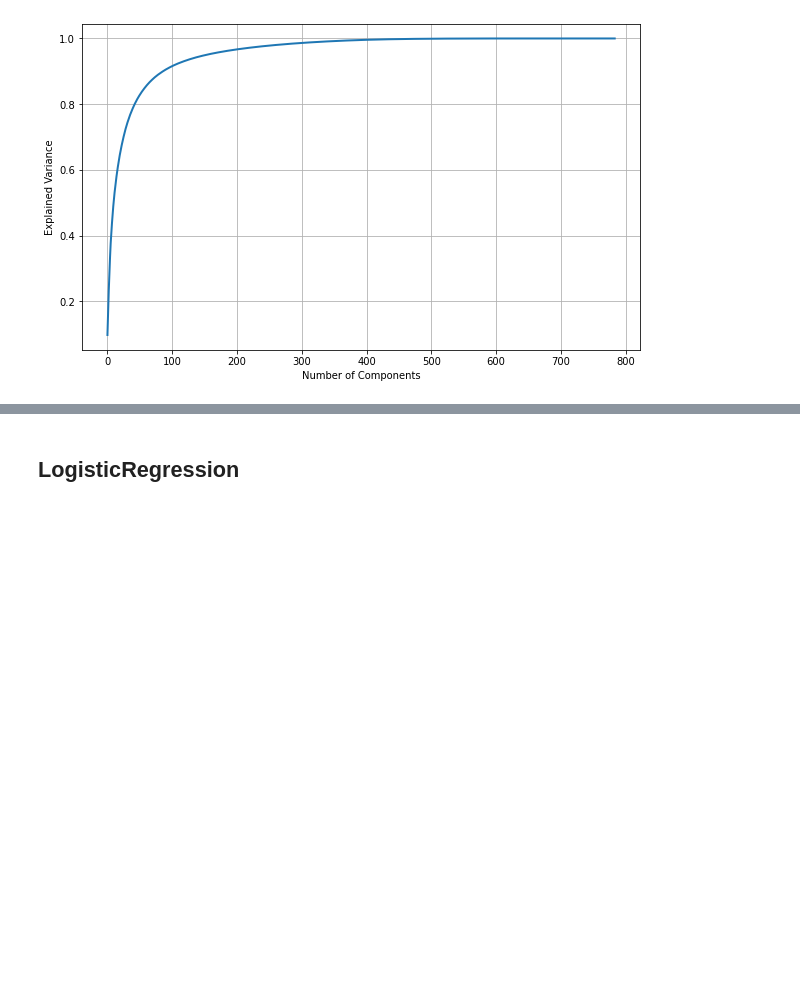
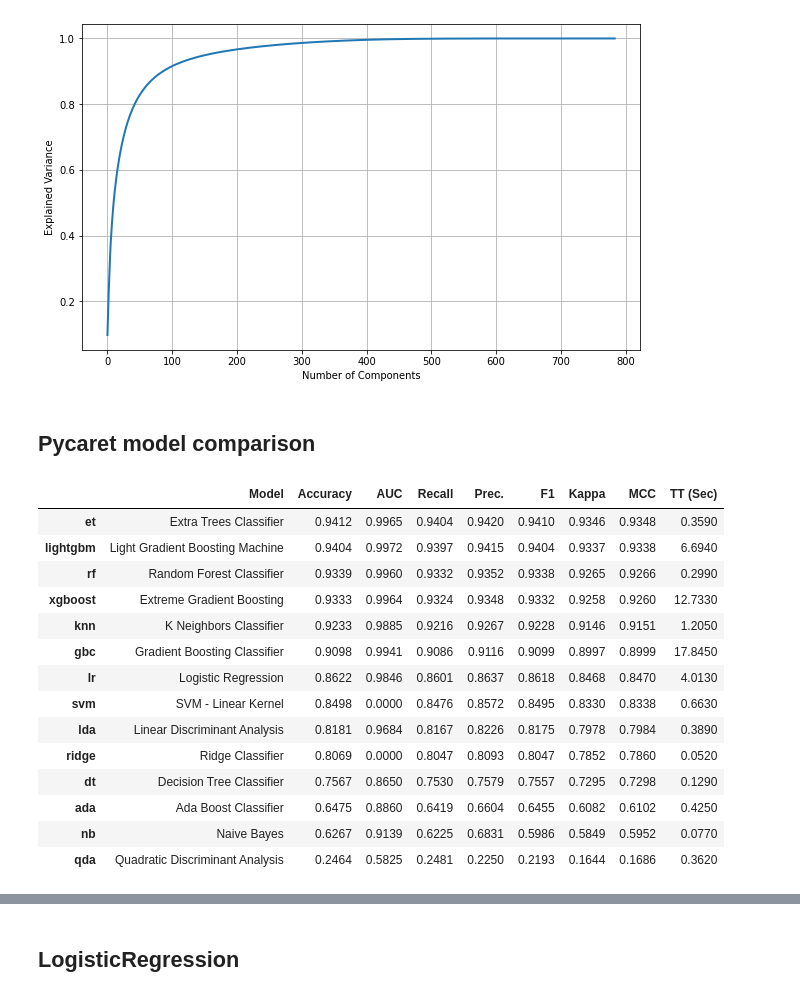
Before and after one commit to gespriella/Mnist-ONNX, a Jupyter notebook: MnistONNX/Onnx Mnist Generator.ipynb, the cells around one changed output, grey strips where cells are left out. Cells and saved outputs as stored; diff of their text form; code cells hidden in the pictures; blank space fills up the shorter version.

```diff
--- a/MnistONNX/Onnx Mnist Generator.ipynb
+++ b/MnistONNX/Onnx Mnist Generator.ipynb
@@ -60,3 +60,29 @@ plt.ylabel('Explained Variance')
 plt.show()
 # %% [output]
 [figure]
+# %% [markdown]
+## Pycaret model comparison
+# %%
+from pycaret.classification import *
+### Sampling ####
+X2=pd.DataFrame(X).sample(n=7000, random_state=1)
+y2=pd.DataFrame(y).sample(n=7000, random_state=1)
+X2['y']=y2
+CaretModel = setup(data = X2, target = 'y', silent=True)
+best = compare_models(exclude = ['catboost']) # CatBoost demora mucho
+# %% [output]
+|  | Model | Accuracy | AUC | Recall | Prec. | F1 | Kappa | MCC | TT (Sec) |
+| et | Extra Trees Classifier | 0.9412 | 0.9965 | 0.9404 | 0.9420 | 0.9410 | 0.9346 | 0.9348 | 0.3590 |
+| lightgbm | Light Gradient Boosting Machine | 0.9404 | 0.9972 | 0.9397 | 0.9415 | 0.9404 | 0.9337 | 0.9338 | 6.6940 |
+| rf | Random Forest Classifier | 0.9339 | 0.9960 | 0.9332 | 0.9352 | 0.9338 | 0.9265 | 0.9266 | 0.2990 |
+| xgboost | Extreme Gradient Boosting | 0.9333 | 0.9964 | 0.9324 | 0.9348 | 0.9332 | 0.9258 | 0.9260 | 12.7330 |
+| knn | K Neighbors Classifier | 0.9233 | 0.9885 | 0.9216 | 0.9267 | 0.9228 | 0.9146 | 0.9151 | 1.2050 |
+| gbc | Gradient Boosting Classifier | 0.9098 | 0.9941 | 0.9086 | 0.9116 | 0.9099 | 0.8997 | 0.8999 | 17.8450 |
+| lr | Logistic Regression | 0.8622 | 0.9846 | 0.8601 | 0.8637 | 0.8618 | 0.8468 | 0.8470 | 4.0130 |
+| svm | SVM - Linear Kernel | 0.8498 | 0.0000 | 0.8476 | 0.8572 | 0.8495 | 0.8330 | 0.8338 | 0.6630 |
+| lda | Linear Discriminant Analysis | 0.8181 | 0.9684 | 0.8167 | 0.8226 | 0.8175 | 0.7978 | 0.7984 | 0.3890 |
+| ridge | Ridge Classifier | 0.8069 | 0.0000 | 0.8047 | 0.8093 | 0.8047 | 0.7852 | 0.7860 | 0.0520 |
+| dt | Decision Tree Classifier | 0.7567 | 0.8650 | 0.7530 | 0.7579 | 0.7557 | 0.7295 | 0.7298 | 0.1290 |
+| ada | Ada Boost Classifier | 0.6475 | 0.8860 | 0.6419 | 0.6604 | 0.6455 | 0.6082 | 0.6102 | 0.4250 |
+| nb | Naive Bayes | 0.6267 | 0.9139 | 0.6225 | 0.6831 | 0.5986 | 0.5849 | 0.5952 | 0.0770 |
+| qda | Quadratic Discriminant Analysis | 0.2464 | 0.5825 | 0.2481 | 0.2250 | 0.2193 | 0.1644 | 0.1686 | 0.3620 |
```
Also changed, not shown: parts of 8 cells of this notebook, 4 other files.
